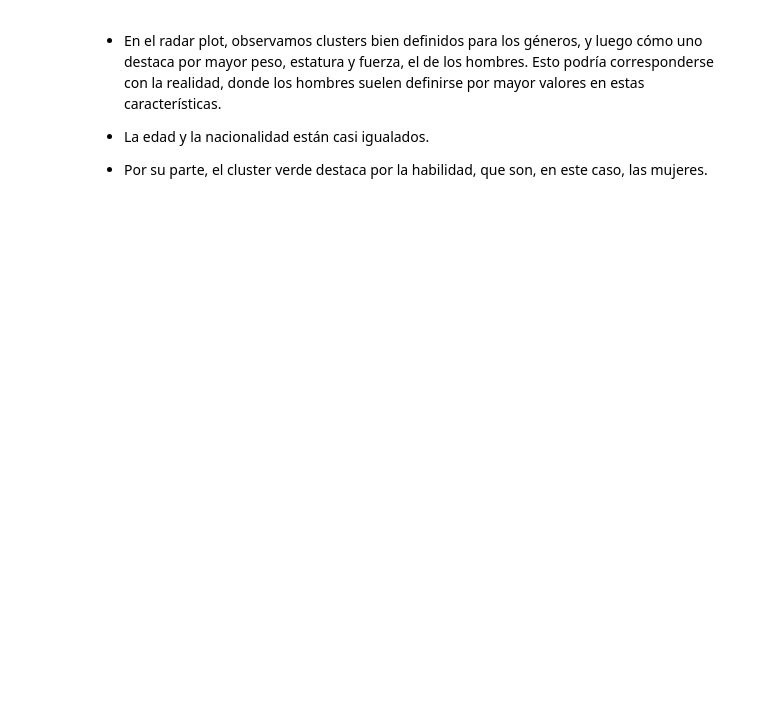
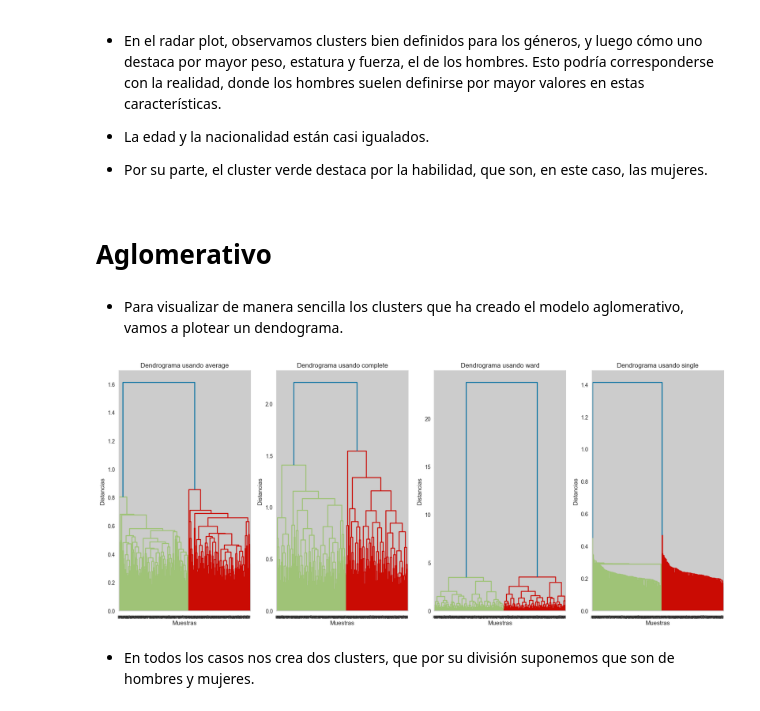
Before and after one commit to davfranco1/laboratorio-modulo9-leccion01-clustering, a Jupyter notebook: laboratorio-clustering.ipynb, the cells around one changed output. Saved outputs shown, nothing was run; the diff lists cells and outputs as text; code cells hidden in the pictures; blank space fills up the shorter version.

Commit message:
Laboratorio Aglomerativo, DBScan

```diff
--- a/laboratorio-clustering.ipynb
+++ b/laboratorio-clustering.ipynb
@@ -460,3 +416,13 @@ plt.show()
 - La edad y la nacionalidad están casi igualados.
 
 - Por su parte, el cluster verde destaca por la habilidad, que son, en este caso, las mujeres.
+# %% [markdown]
+# Aglomerativo
+# %% [markdown]
+- Para visualizar de manera sencilla los clusters que ha creado el modelo aglomerativo, vamos a plotear un dendograma.
+# %%
+clustering.visualizar_dendrogramas()
+# %% [output]
+[figure, added]
+# %% [markdown]
+- En todos los casos nos crea dos clusters, que por su división suponemos que son de hombres y mujeres.
```
Also changed, not shown: parts of 30 cells of this notebook, 2 other files.
